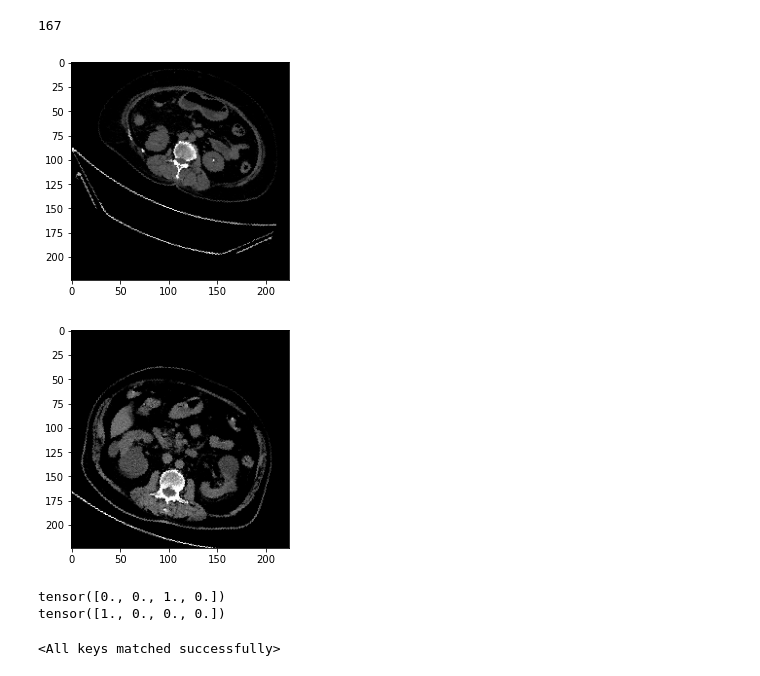
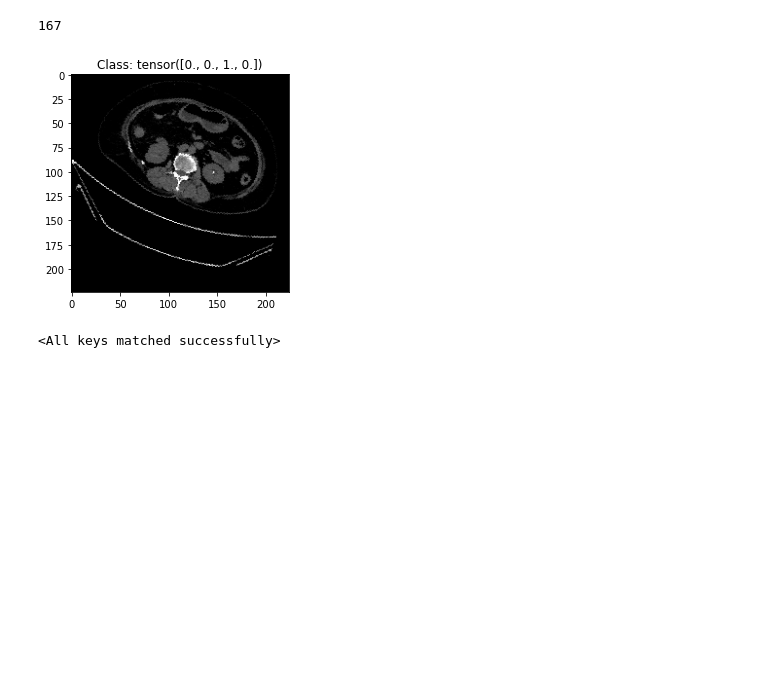
Before and after one commit to Kyrylo-Bakumenko/CT_Scan_Detection, a Jupyter notebook: Medical_Notebook.ipynb, the cells around one changed output. Drawn from its saved outputs; the diff is of its cells as text; code cells hidden in the pictures; blank space fills up the shorter version.

```diff
--- a/Medical_Notebook.ipynb
+++ b/Medical_Notebook.ipynb
@@ -684,15 +689,9 @@ test_y = torch.load(path + 'ct_kidney_testing_labels.pt')
 # %%
 plt.imshow(np.uint8(train_X[0]));
 plt.title(f'Class: {train_y[0]}')
 plt.show()
-plt.imshow(np.uint8(test_X[0]));
-plt.tile(f'Class: {test_y[0]}')
-plt.show()
 # %% [output]
-[figure, old version]
+[figure, new version]
-[figure, removed]
-tensor([0., 0., 1., 0.])
-tensor([1., 0., 0., 0.])
 # %%
 #@title Instantiate Model
 # GPU override     [  not enough VRAM  ]
```
Also changed, not shown: parts of 4 cells of this notebook.
